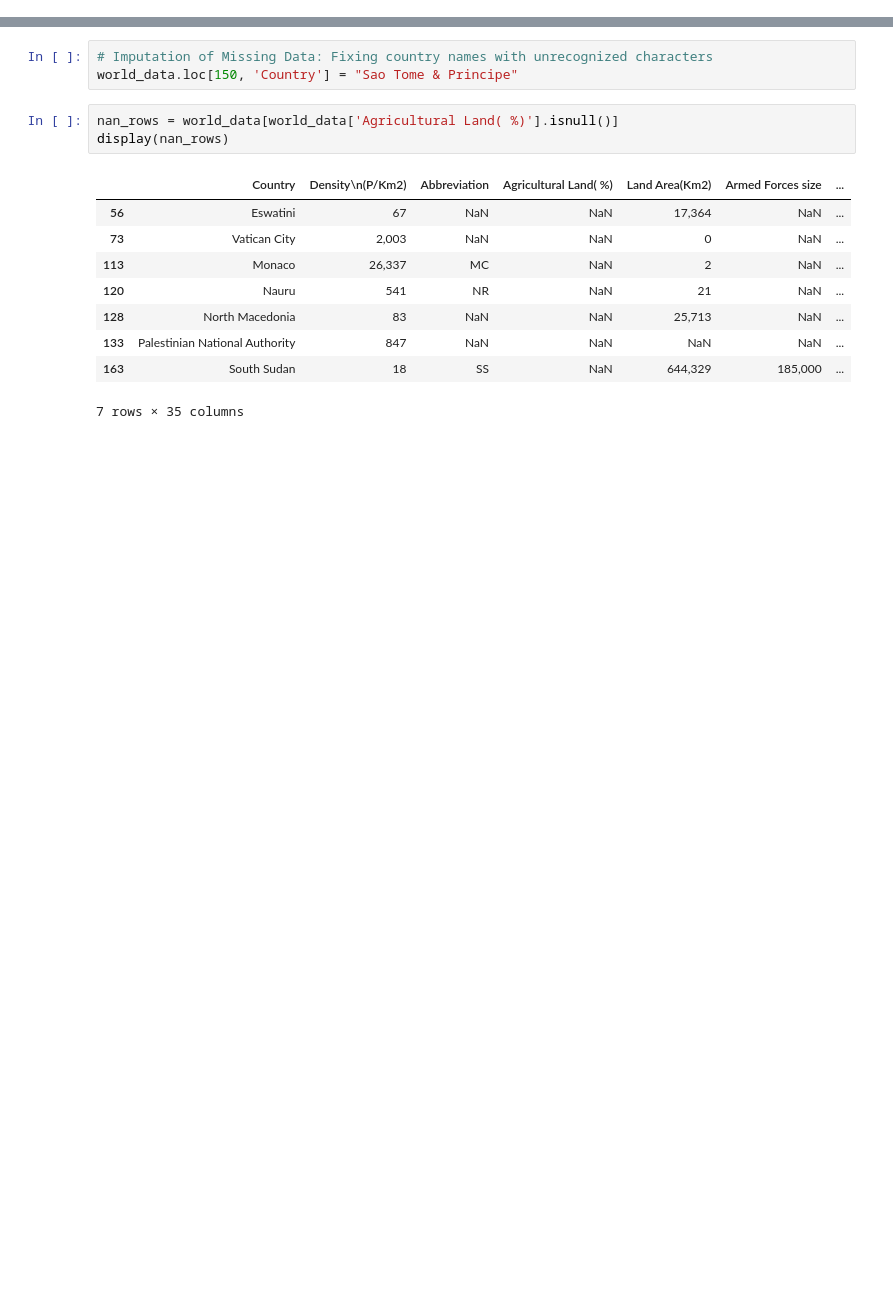
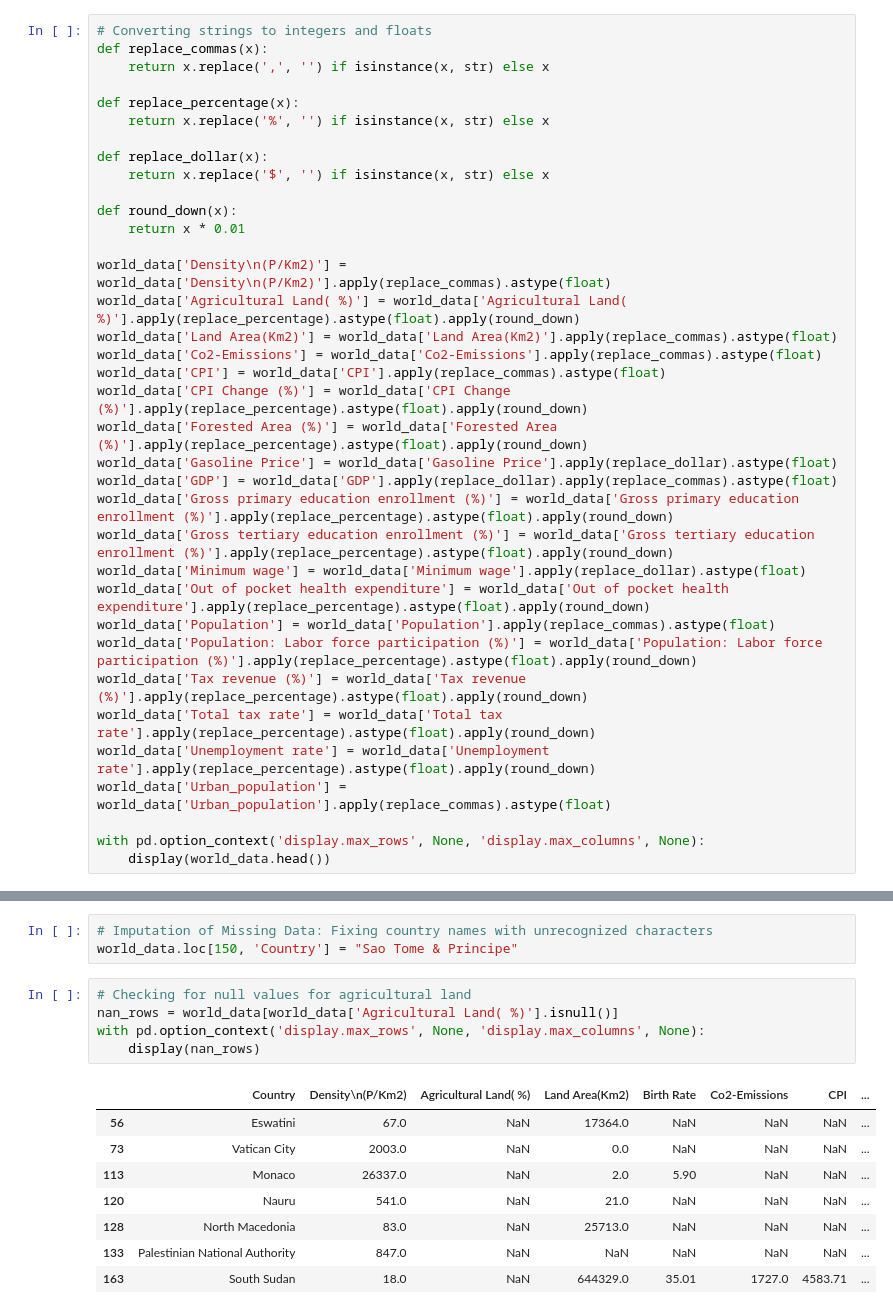
Before and after one commit to KacperWro/DataAnalysisCA, a Jupyter notebook: main.ipynb, the cells around one changed output, grey strips where cells are left out. Cells and saved outputs as stored; diff of their text form; blank space fills up the shorter version.

```diff
--- a/main.ipynb
+++ b/main.ipynb
@@ -26,0 +64,36 @@ with pd.option_context('display.max_rows', None, 'display.max_columns', None):
+# %%
+# Converting strings to integers and floats
+def replace_commas(x):
+    return x.replace(',', '') if isinstance(x, str) else x
+
+def replace_percentage(x):
+    return x.replace('%', '') if isinstance(x, str) else x
+
+def replace_dollar(x):
+    return x.replace('$', '') if isinstance(x, str) else x
+
+def round_down(x):
+    return x * 0.01
+
+world_data['Density\n(P/Km2)'] = world_data['Density\n(P/Km2)'].apply(replace_commas).astype(float)
+world_data['Agricultural Land( %)'] = world_data['Agricultural Land( %)'].apply(replace_percentage).astype(float).apply(round_down)
+world_data['Land Area(Km2)'] = world_data['Land Area(Km2)'].apply(replace_commas).astype(float)
+world_data['Co2-Emissions'] = world_data['Co2-Emissions'].apply(replace_commas).astype(float)
+world_data['CPI'] = world_data['CPI'].apply(replace_commas).astype(float)
+world_data['CPI Change (%)'] = world_data['CPI Change (%)'].apply(replace_percentage).astype(float).apply(round_down)
+world_data['Forested Area (%)'] = world_data['Forested Area (%)'].apply(replace_percentage).astype(float).apply(round_down)
+world_data['Gasoline Price'] = world_data['Gasoline Price'].apply(replace_dollar).astype(float)
+world_data['GDP'] = world_data['GDP'].apply(replace_dollar).apply(replace_commas).astype(float)
+world_data['Gross primary education enrollment (%)'] = world_data['Gross primary education enrollment (%)'].apply(replace_percentage).astype(float).apply(round_down)
+world_data['Gross tertiary education enrollment (%)'] = world_data['Gross tertiary education enrollment (%)'].apply(replace_percentage).astype(float).apply(round_down)
+world_data['Minimum wage'] = world_data['Minimum wage'].apply(replace_dollar).astype(float)
+world_data['Out of pocket health expenditure'] = world_data['Out of pocket health expenditure'].apply(replace_percentage).astype(float).apply(round_down)
+world_data['Population'] = world_data['Population'].apply(replace_commas).astype(float)
+world_data['Population: Labor force participation (%)'] = world_data['Population: Labor force participation (%)'].apply(replace_percentage).astype(float).apply(round_down)
+world_data['Tax revenue (%)'] = world_data['Tax revenue (%)'].apply(replace_percentage).astype(float).apply(round_down)
+world_data['Total tax rate'] = world_data['Total tax rate'].apply(replace_percentage).astype(float).apply(round_down)
+world_data['Unemployment rate'] = world_data['Unemployment rate'].apply(replace_percentage).astype(float).apply(round_down)
+world_data['Urban_population'] = world_data['Urban_population'].apply(replace_commas).astype(float)
+
+with pd.option_context('display.max_rows', None, 'display.max_columns', None):
+    display(world_data.head())
@@ -27,18 +107,19 @@ with pd.option_context('display.max_rows', None, 'display.max_columns', None):
 # %%
 # Imputation of Missing Data: Fixing country names with unrecognized characters
 world_data.loc[150, 'Country'] = "Sao Tome & Principe"
-# %%
-nan_rows = world_data[world_data['Agricultural Land( %)'].isnull()]
-display(nan_rows)
-# %% [output]
-|  | Country | Density\n(P/Km2) | Abbreviation | Agricultural Land( %) | Land Area(Km2) | Armed Forces size | ... |
-| 56 | Eswatini | 67 | NaN | NaN | 17,364 | NaN | ... |
-| 73 | Vatican City | 2,003 | NaN | NaN | 0 | NaN | ... |
-| 113 | Monaco | 26,337 | MC | NaN | 2 | NaN | ... |
-| 120 | Nauru | 541 | NR | NaN | 21 | NaN | ... |
-| 128 | North Macedonia | 83 | NaN | NaN | 25,713 | NaN | ... |
-| 133 | Palestinian National Authority | 847 | NaN | NaN | NaN | NaN | ... |
-| 163 | South Sudan | 18 | SS | NaN | 644,329 | 185,000 | ... |
-7 rows × 35 columns
+# %%
+# Checking for null values for agricultural land
+nan_rows = world_data[world_data['Agricultural Land( %)'].isnull()]
+with pd.option_context('display.max_rows', None, 'display.max_columns', None):
+    display(nan_rows)
+# %% [output]
+|  | Country | Density\n(P/Km2) | Agricultural Land( %) | Land Area(Km2) | Birth Rate | Co2-Emissions | CPI | ... |
+| 56 | Eswatini | 67.0 | NaN | 17364.0 | NaN | NaN | NaN | ... |
+| 73 | Vatican City | 2003.0 | NaN | 0.0 | NaN | NaN | NaN | ... |
+| 113 | Monaco | 26337.0 | NaN | 2.0 | 5.90 | NaN | NaN | ... |
+| 120 | Nauru | 541.0 | NaN | 21.0 | NaN | NaN | NaN | ... |
+| 128 | North Macedonia | 83.0 | NaN | 25713.0 | NaN | NaN | NaN | ... |
+| 133 | Palestinian National Authority | 847.0 | NaN | NaN | NaN | NaN | NaN | ... |
+| 163 | South Sudan | 18.0 | NaN | 644329.0 | 35.01 | 1727.0 | 4583.71 | ... |
 # %%
 # Replace NaN with real values for Agricultural Land (%)
```
Also changed, not shown: parts of 9 cells of this notebook.
